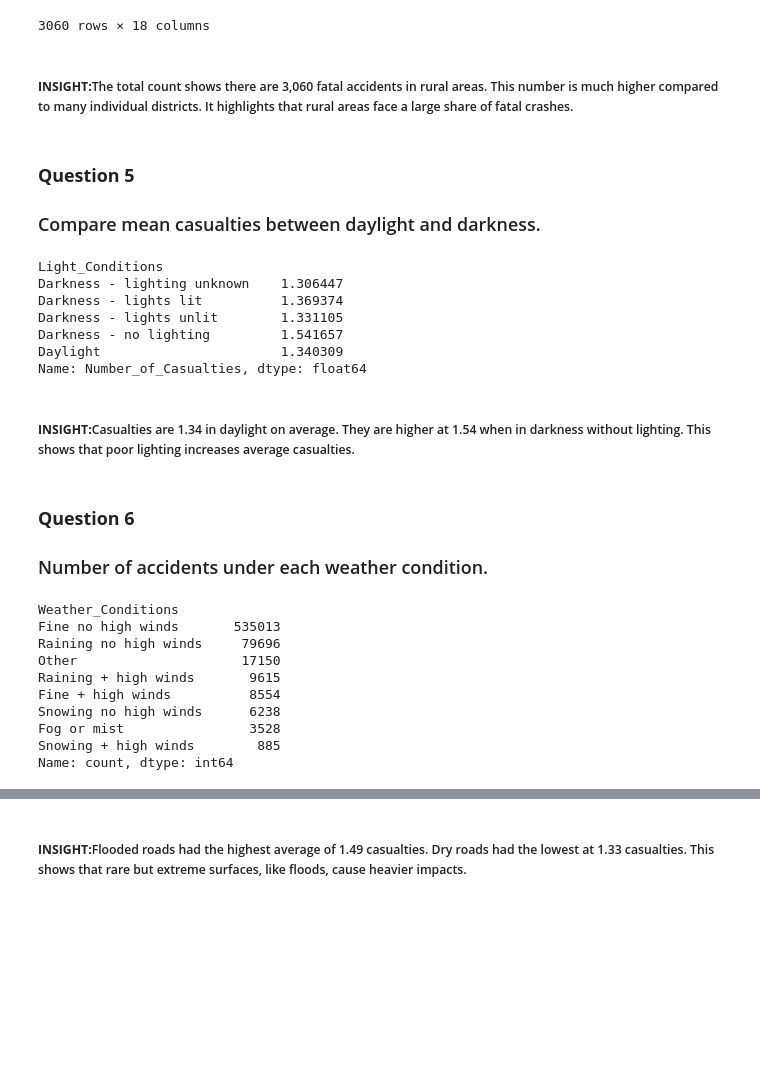
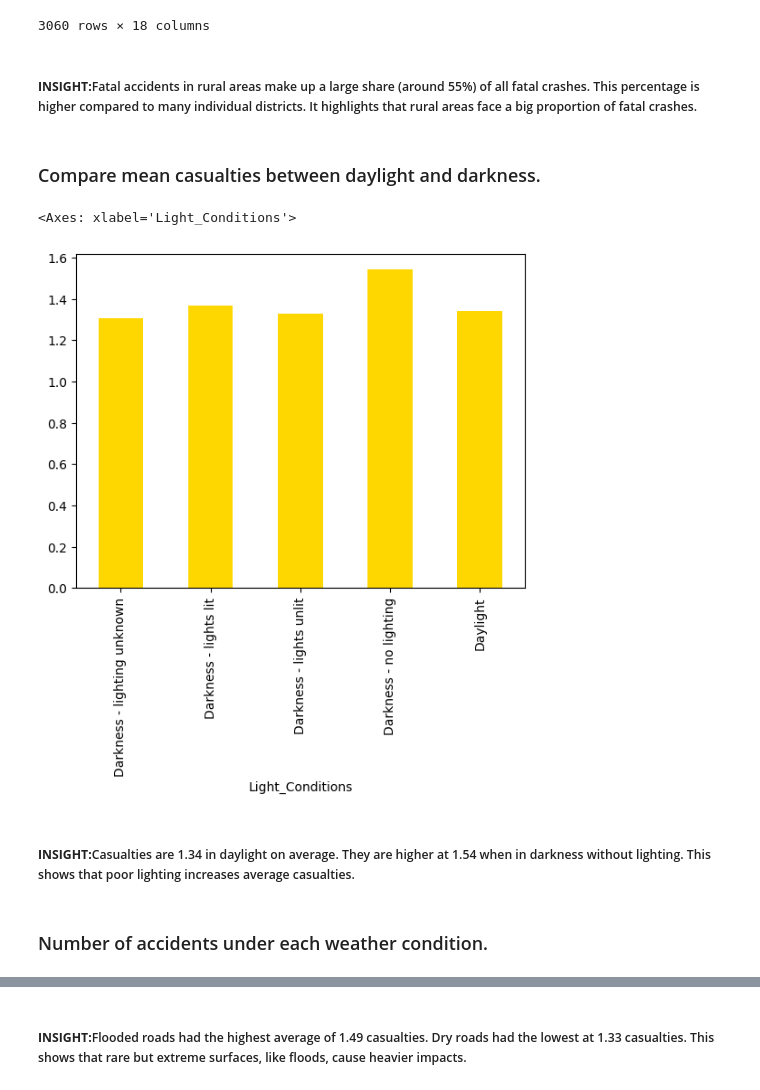
Before and after one commit to notmarga/ELEC303-FELONIA, a Jupyter notebook: Activity2.ipynb, the cells around one changed output, grey strips where cells are left out. Drawn from its saved outputs; the diff is of its cells as text; code cells hidden in the pictures; blank space fills up the shorter version.

```diff
--- a/Activity2.ipynb
+++ b/Activity2.ipynb
@@ -331,39 +332,21 @@ fatal_total
 | 660311 | 201063DP35410 | Fatal | 2022-10-28 | 52.515278 | Darkness - lights lit | Powys | -3.317265 | ... |
 3060 rows × 18 columns
 # %% [markdown]
-<h5><b>INSIGHT:</b>The total count shows there are 3,060 fatal accidents in rural areas.
-This number is much higher compared to many individual districts.
-It highlights that rural areas face a large share of fatal crashes.</h5>
+<h5><b>INSIGHT:</b>Fatal accidents in rural areas make up a large share (around 55%) of all fatal crashes.
+This percentage is higher compared to many individual districts.
+It highlights that rural areas face a big proportion of fatal crashes.</h5>
 # %% [markdown]
-<h3><b>Question 5</b></h3>
+
 <h3>Compare mean casualties between daylight and darkness.</h3>
 # %%
-accident.groupby('Light_Conditions')['Number_of_Casualties'].mean()
+accident.groupby('Light_Conditions')['Number_of_Casualties'].mean().plot(kind='bar', color = 'gold')
 # %% [output]
-Light_Conditions
-Darkness - lighting unknown    1.306447
-Darkness - lights lit          1.369374
-Darkness - lights unlit        1.331105
-Darkness - no lighting         1.541657
-Daylight                       1.340309
-Name: Number_of_Casualties, dtype: float64
+<Axes: xlabel='Light_Conditions'>
+[figure, added]
 # %% [markdown]
 <h5><b>INSIGHT:</b>Casualties are 1.34 in daylight on average.
 They are higher at 1.54 when in darkness without lighting.
 This shows that poor lighting increases average casualties.</h5>
 # %% [markdown]
-<h3><b>Question 6</b></h3>
+
 <h3>Number of accidents under each weather condition.</h3>
-# %%
-accident['Weather_Conditions'].value_counts()
-# %% [output]
-Weather_Conditions
-Fine no high winds       535013
-Raining no high winds     79696
-Other                     17150
-Raining + high winds       9615
-Fine + high winds          8554
-Snowing no high winds      6238
-Fog or mist                3528
-Snowing + high winds        885
-Name: count, dtype: int64
```
Also changed, not shown: parts of 45 cells of this notebook.
